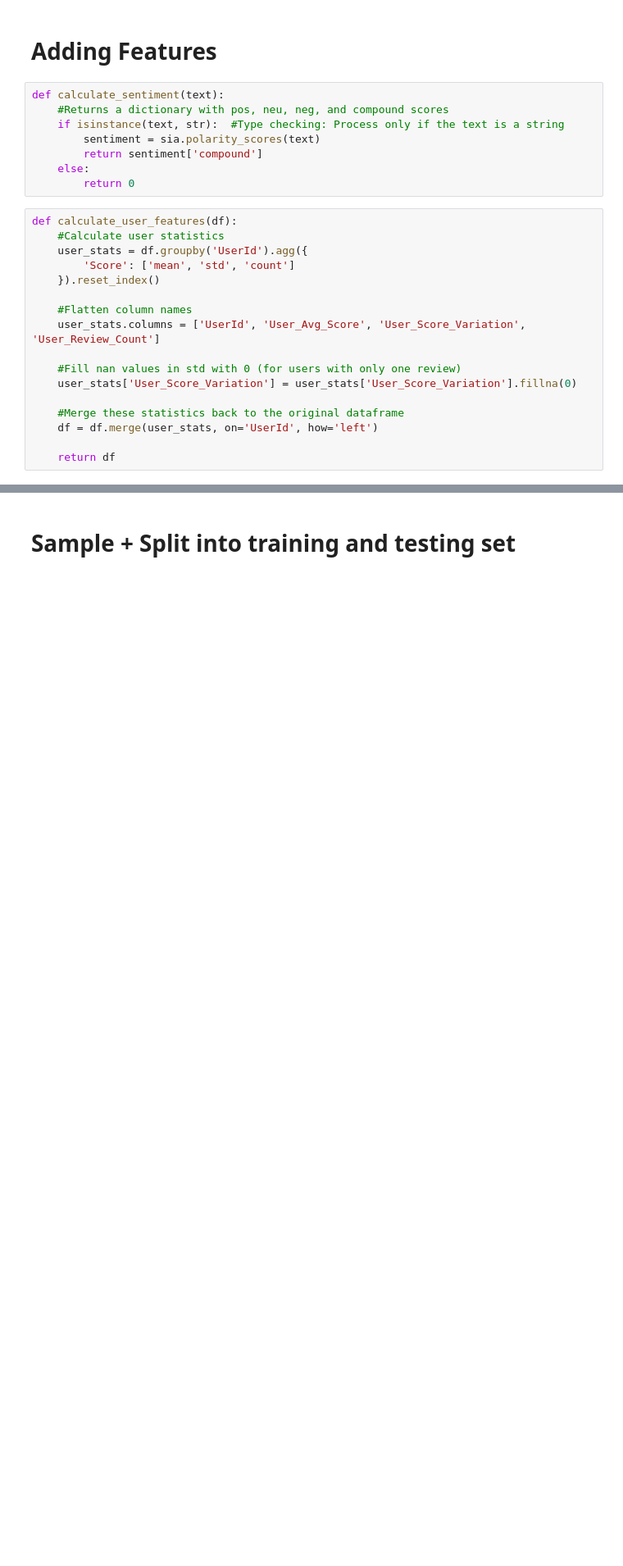
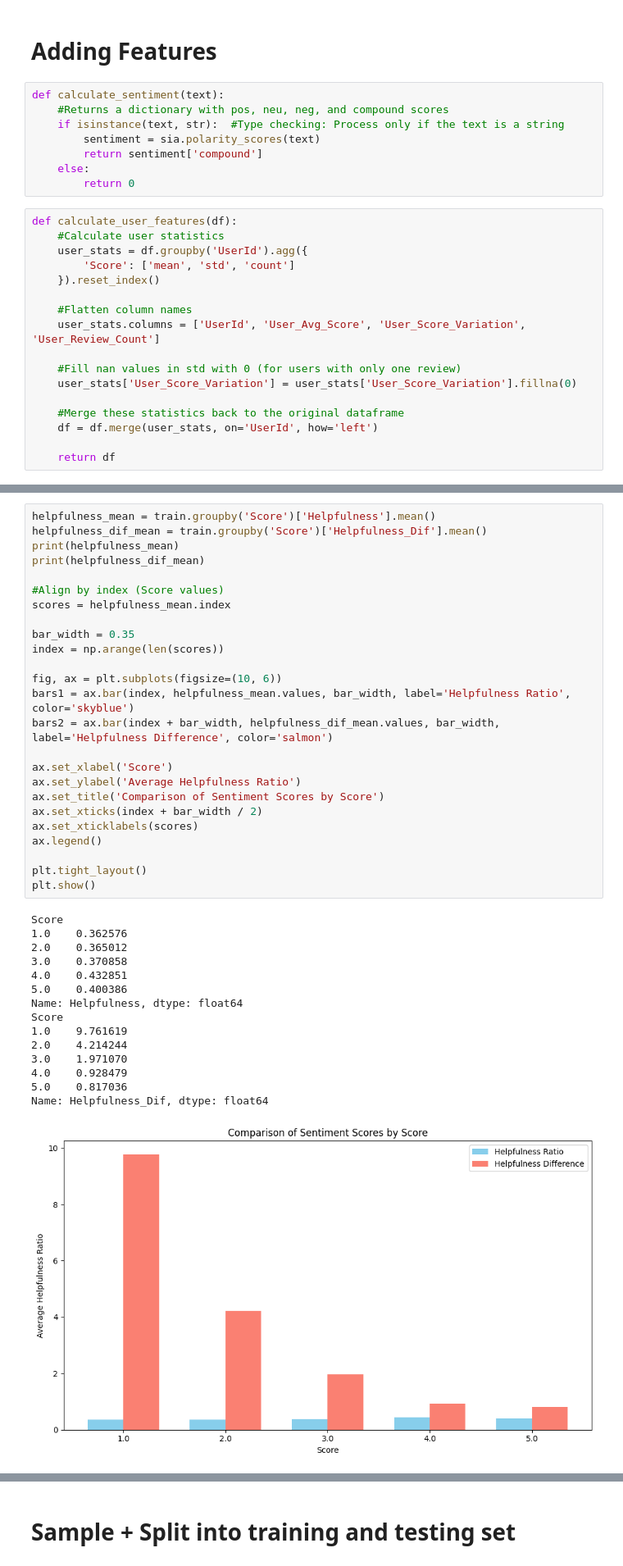
Before and after one commit to ilayG2004/ilay2004-midterm, a Jupyter notebook: starter_code_default.ipynb, the cells around one changed output, grey strips where cells are left out. Shown at 82% size. Drawn from its saved outputs; the diff is of its cells as text; blank space fills up the shorter version.

```diff
--- a/starter_code_default.ipynb
+++ b/starter_code_default.ipynb
@@ -148,0 +211,41 @@ else:
+# %%
+helpfulness_mean = train.groupby('Score')['Helpfulness'].mean()
+helpfulness_dif_mean = train.groupby('Score')['Helpfulness_Dif'].mean()
+print(helpfulness_mean)
+print(helpfulness_dif_mean)
+
+#Align by index (Score values)
+scores = helpfulness_mean.index
+
+bar_width = 0.35
+index = np.arange(len(scores))
+
+fig, ax = plt.subplots(figsize=(10, 6))
+bars1 = ax.bar(index, helpfulness_mean.values, bar_width, label='Helpfulness Ratio', color='skyblue')
+bars2 = ax.bar(index + bar_width, helpfulness_dif_mean.values, bar_width, label='Helpfulness Difference', color='salmon')
+
+ax.set_xlabel('Score')
+ax.set_ylabel('Average Helpfulness Ratio')
+ax.set_title('Comparison of Sentiment Scores by Score')
+ax.set_xticks(index + bar_width / 2)
+ax.set_xticklabels(scores)
+ax.legend()
+
+plt.tight_layout()
+plt.show()
+# %% [output]
+Score
+1.0    0.362576
+2.0    0.365012
+3.0    0.370858
+4.0    0.432851
+5.0    0.400386
+Name: Helpfulness, dtype: float64
+Score
+1.0    9.761619
+2.0    4.214244
+3.0    1.971070
+4.0    0.928479
+5.0    0.817036
+Name: Helpfulness_Dif, dtype: float64
+[figure, added]
```
Also changed, not shown: parts of 10 cells of this notebook, 1 other file.
